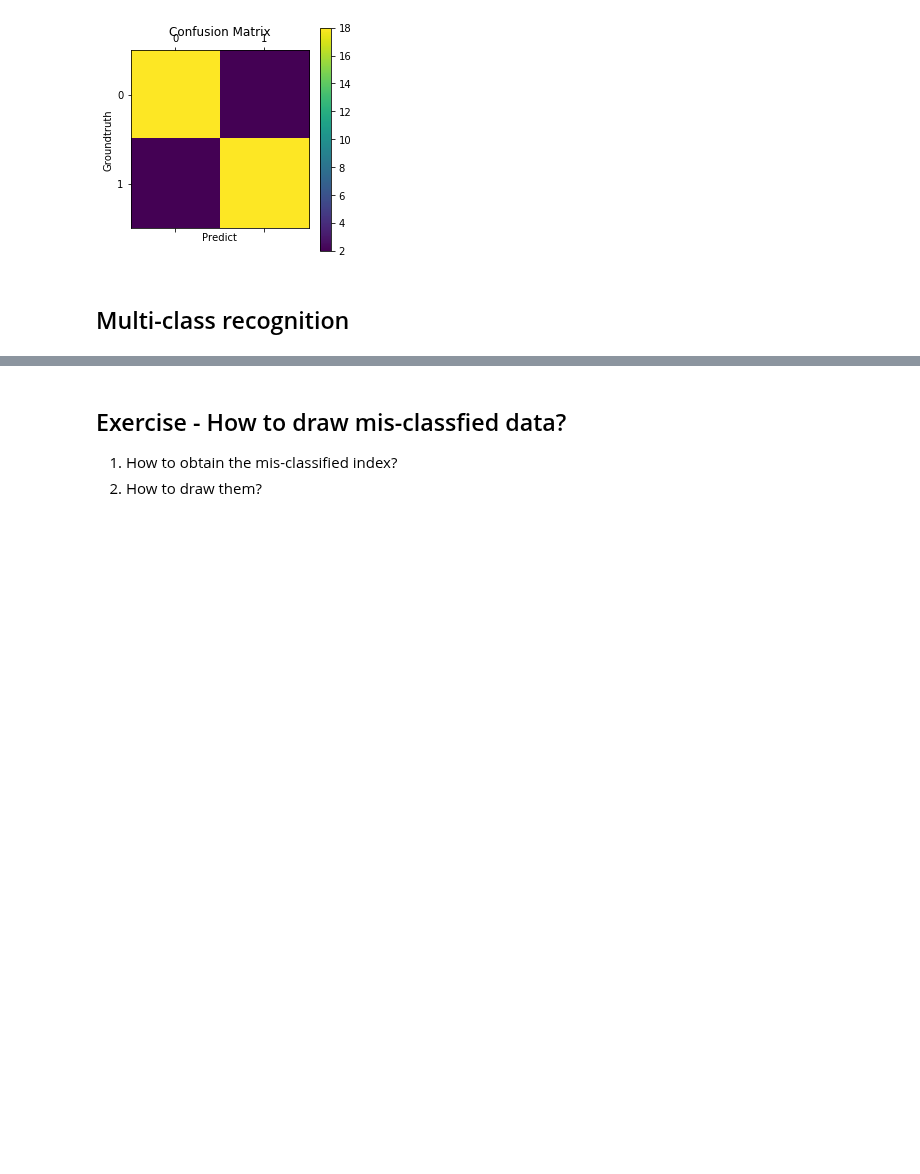
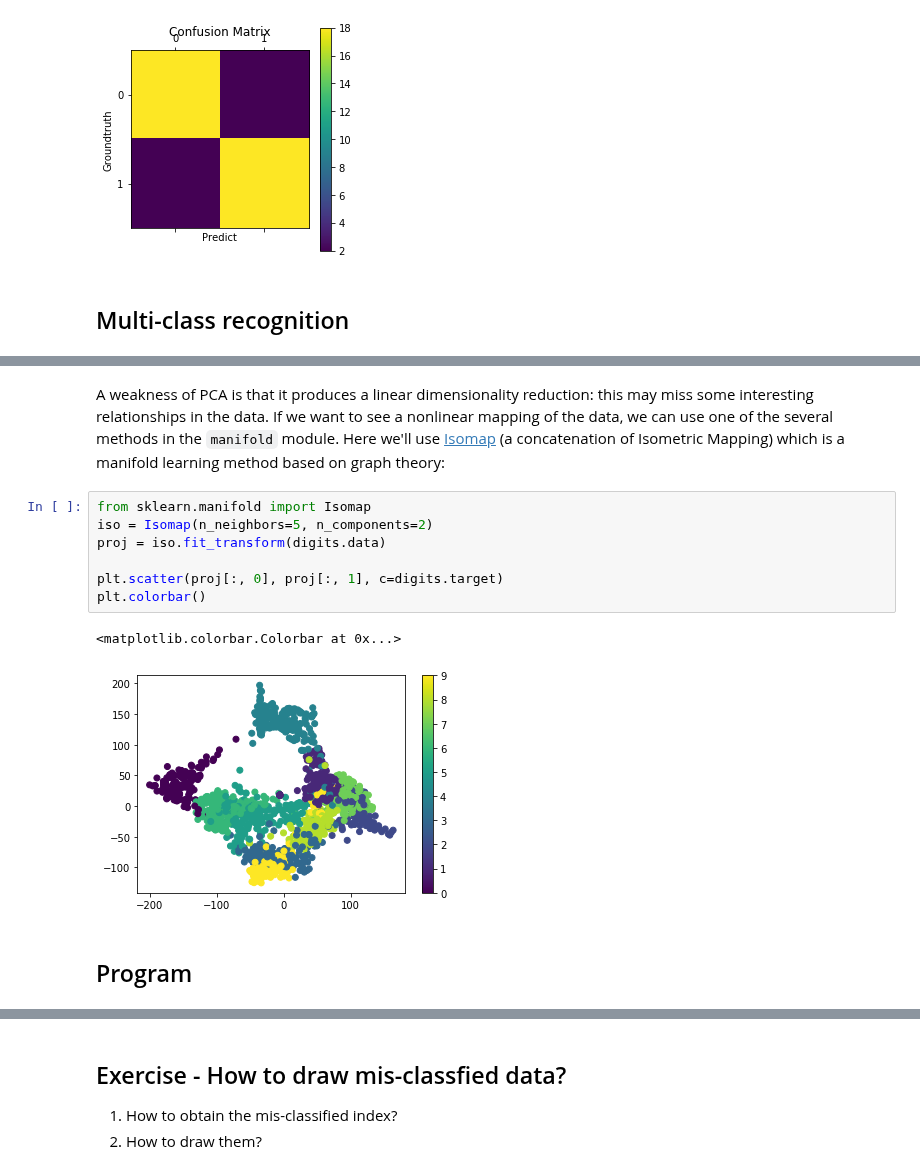
Before and after one commit to bushuhui/machinelearning_notebook, a Jupyter notebook: 1_logistic_regression/Logistic_regression.ipynb, the cells around one changed output, grey strips where cells are left out. Saved outputs shown, nothing was run; the diff lists cells and outputs as text; blank space fills up the shorter version.

```diff
--- a/1_logistic_regression/Logistic_regression.ipynb
+++ b/1_logistic_regression/Logistic_regression.ipynb
@@ -238,2 +276,21 @@ accuracy test = 0.900000
+# %% [markdown]
+A weakness of PCA is that it produces a linear dimensionality reduction:
+this may miss some interesting relationships in the data.  If we want to
+see a nonlinear mapping  of the data, we can use one of the several
+methods in the `manifold` module.  Here we'll use [Isomap](https://blog.csdn.net/VictoriaW/article/details/78497316) (a concatenation
+of Isometric Mapping) which is a manifold learning method based on
+graph theory:
+# %%
+from sklearn.manifold import Isomap
+iso = Isomap(n_neighbors=5, n_components=2)
+proj = iso.fit_transform(digits.data)
+
+plt.scatter(proj[:, 0], proj[:, 1], c=digits.target)
+plt.colorbar()
+# %% [output]
+<matplotlib.colorbar.Colorbar at 0x...>
+[figure, added]
+# %% [markdown]
+## Program
 # %%
 from sklearn.datasets import load_digits
```
Also changed, not shown: parts of 6 cells of this notebook, 2 other files.
